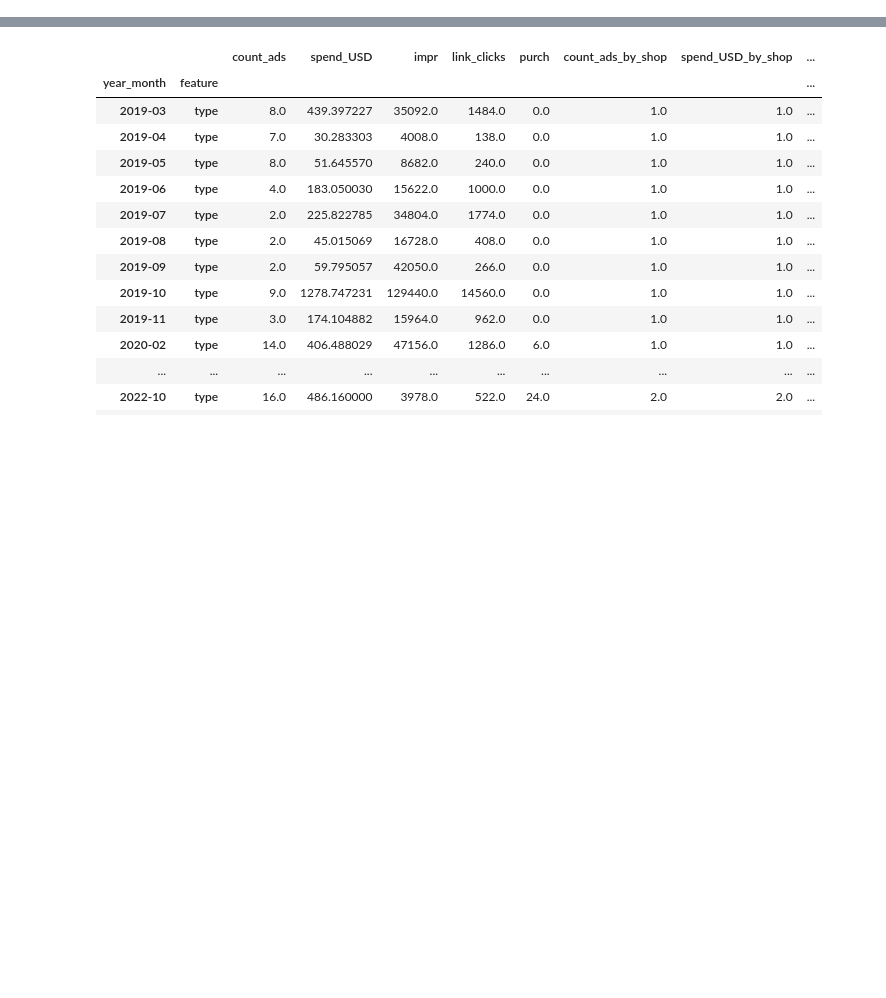
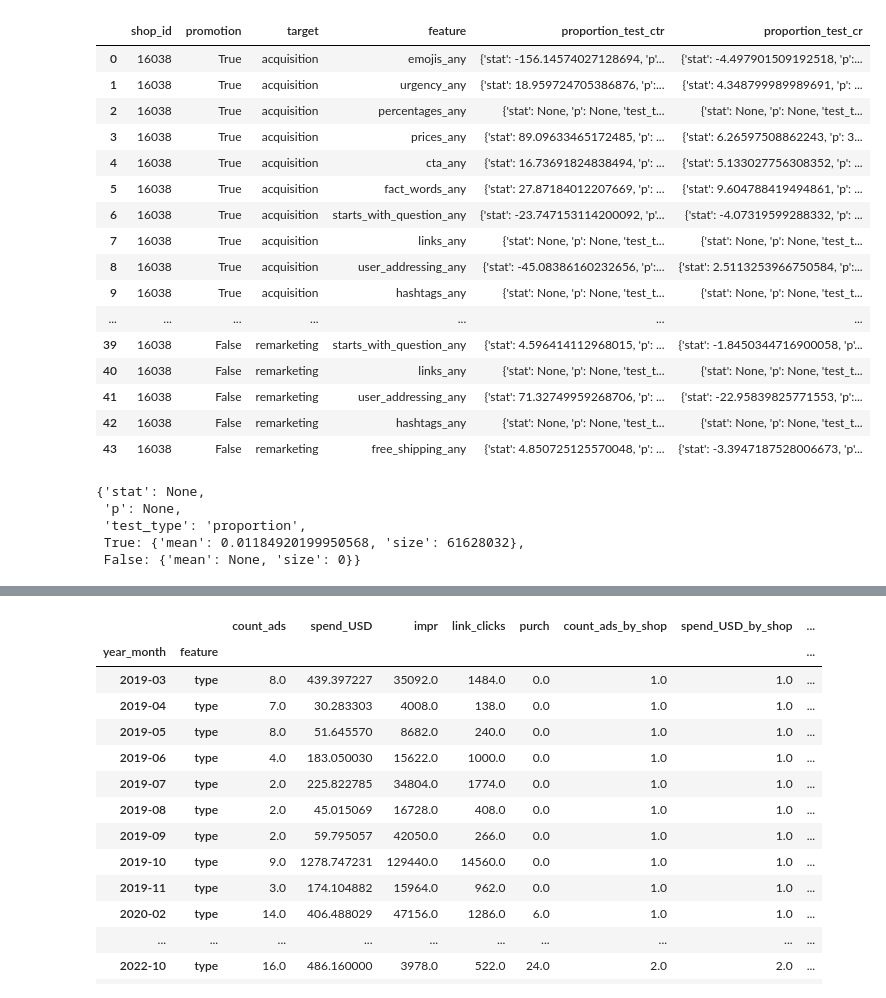
Before and after one commit to Katja-Lebesgue/premium_dashboard, a Jupyter notebook: tmp.ipynb, the cells around one changed output, grey strips where cells are left out. Cells and saved outputs as stored; diff of their text form; code cells hidden in the pictures; blank space fills up the shorter version.

```diff
--- a/tmp.ipynb
+++ b/tmp.ipynb
@@ -22,0 +192,2 @@ base I am using: lebesgue-dev.cgviinyjedbs.eu-central-1.rds.amazonaws.com
+# %%
+df = ping_creative_and_performance(db=db, shop_id=24083693, start_date='2022-12-01')
@@ -22,0 +233,20 @@ base I am using: lebesgue-dev.cgviinyjedbs.eu-central-1.rds.amazonaws.com
+# %%
+df.reset_index()
+# %% [output]
+|  | shop_id | promotion | target | feature | proportion_test_ctr | proportion_test_cr |
+| 0 | 16038 | True | acquisition | emojis_any | {'stat': -156.14574027128694, 'p'... | {'stat': -4.497901509192518, 'p':... |
+| 1 | 16038 | True | acquisition | urgency_any | {'stat': 18.959724705386876, 'p':... | {'stat': 4.348799989989691, 'p': ... |
+| 2 | 16038 | True | acquisition | percentages_any | {'stat': None, 'p': None, 'test_t... | {'stat': None, 'p': None, 'test_t... |
+| 3 | 16038 | True | acquisition | prices_any | {'stat': 89.09633465172485, 'p': ... | {'stat': 6.26597508862243, 'p': 3... |
+| 4 | 16038 | True | acquisition | cta_any | {'stat': 16.73691824838494, 'p': ... | {'stat': 5.133027756308352, 'p': ... |
+| 5 | 16038 | True | acquisition | fact_words_any | {'stat': 27.87184012207669, 'p': ... | {'stat': 9.604788419494861, 'p': ... |
+| 6 | 16038 | True | acquisition | starts_with_question_any | {'stat': -23.747153114200092, 'p'... | {'stat': -4.07319599288332, 'p': ... |
+| 7 | 16038 | True | acquisition | links_any | {'stat': None, 'p': None, 'test_t... | {'stat': None, 'p': None, 'test_t... |
+| 8 | 16038 | True | acquisition | user_addressing_any | {'stat': -45.08386160232656, 'p':... | {'stat': 2.5113253966750584, 'p':... |
+| 9 | 16038 | True | acquisition | hashtags_any | {'stat': None, 'p': None, 'test_t... | {'stat': None, 'p': None, 'test_t... |
+| ... | ... | ... | ... | ... | ... | ... |
+| 39 | 16038 | False | remarketing | starts_with_question_any | {'stat': 4.596414112968015, 'p': ... | {'stat': -1.8450344716900058, 'p'... |
+| 40 | 16038 | False | remarketing | links_any | {'stat': None, 'p': None, 'test_t... | {'stat': None, 'p': None, 'test_t... |
+| 41 | 16038 | False | remarketing | user_addressing_any | {'stat': 71.32749959268706, 'p': ... | {'stat': -22.95839825771553, 'p':... |
+| 42 | 16038 | False | remarketing | hashtags_any | {'stat': None, 'p': None, 'test_t... | {'stat': None, 'p': None, 'test_t... |
+| 43 | 16038 | False | remarketing | free_shipping_any | {'stat': 4.850725125570048, 'p': ... | {'stat': -3.3947187528006673, 'p'... |
@@ -22,0 +255,8 @@ base I am using: lebesgue-dev.cgviinyjedbs.eu-central-1.rds.amazonaws.com
+# %%
+df.iloc[2, 4]
+# %% [output]
+{'stat': None,
+ 'p': None,
+ 'test_type': 'proportion',
+ True: {'mean': 0.01184920199950568, 'size': 61628032},
+ False: {'mean': None, 'size': 0}}
```
Also changed, not shown: parts of 58 cells of this notebook, 15 other files.
